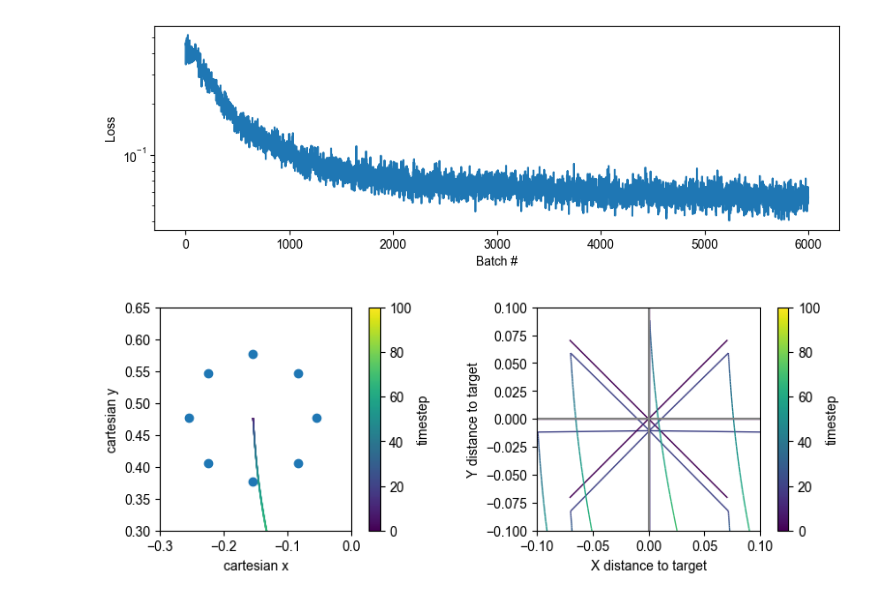
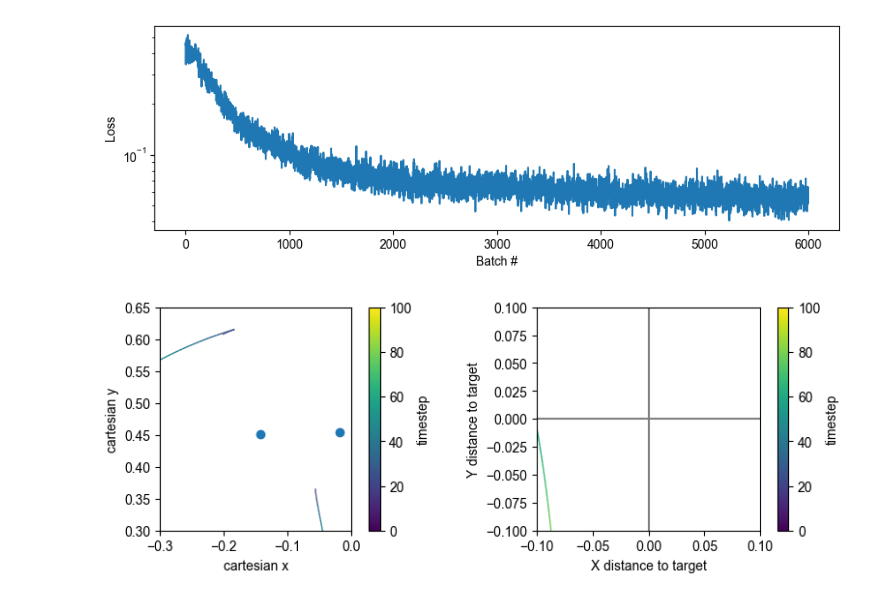
Before and after one commit to mshahbazi1997/MotorSavingModel, a Jupyter notebook: notebooks/test.ipynb, the cells around one changed output. Saved outputs shown, nothing was run; the diff lists cells and outputs as text; code cells hidden in the pictures.

```diff
--- a/notebooks/test.ipynb
+++ b/notebooks/test.ipynb
@@ -77,28 +77,28 @@ policy = Policy(env.observation_space.shape[0], 32, env.n_muscles, device=device
 # %%
 # Evaluation
 
 batch_size = 8
 # initialize batch
 h = policy.init_hidden(batch_size=batch_size)
-obs, info = env.reset(condition = "test", options={'batch_size':batch_size},catch_trial_perc=0)
+obs, info = env.reset(condition = "train", options={'batch_size':batch_size},catch_trial_perc=0)
 terminated = False
 
 # initial positions and targets
 xy = [info["states"]["fingertip"][:, None, :]]
 tg = [info["goal"][:, None, :]]
 
 # simulate whole episode
 while not terminated:  # will run until `max_ep_duration` is reached
   action, h = policy(obs, h)
   obs, reward, terminated, truncated, info = env.step(action=action)
 
   xy.append(info["states"]["fingertip"][:, None, :])  # trajectories
   tg.append(info["goal"][:, None, :])  # targets
 
 # concatenate into a (batch_size, n_timesteps, xy) tensor
 xy = th.detach(th.cat(xy, axis=1))
 tg = th.detach(th.cat(tg, axis=1))
 
 plot_simulations(xy=xy, target_xy=tg)
 # %% [output]
-[figure, old version]
+[figure, new version]
```
Also changed, not shown: 2 other files.
